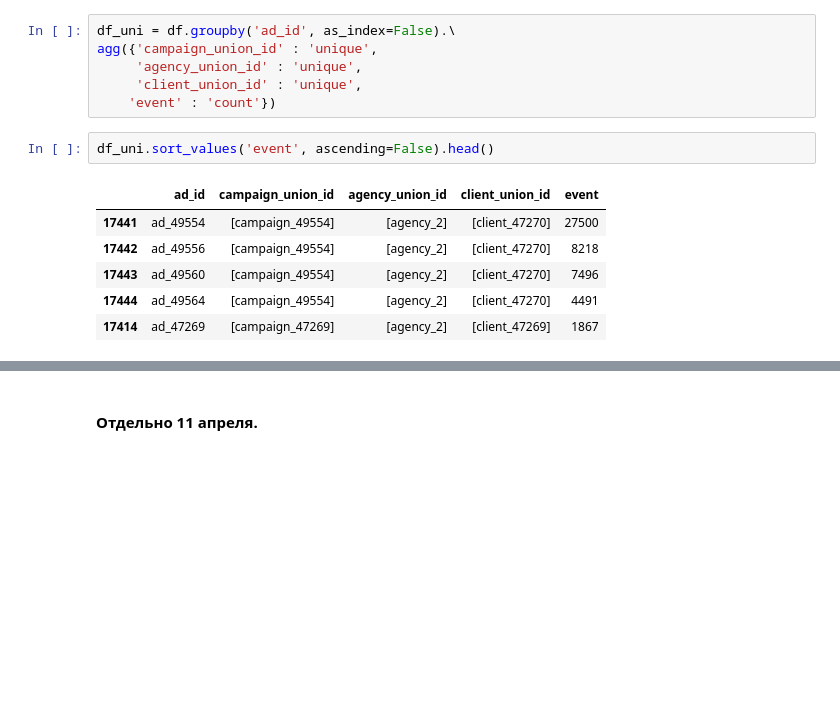
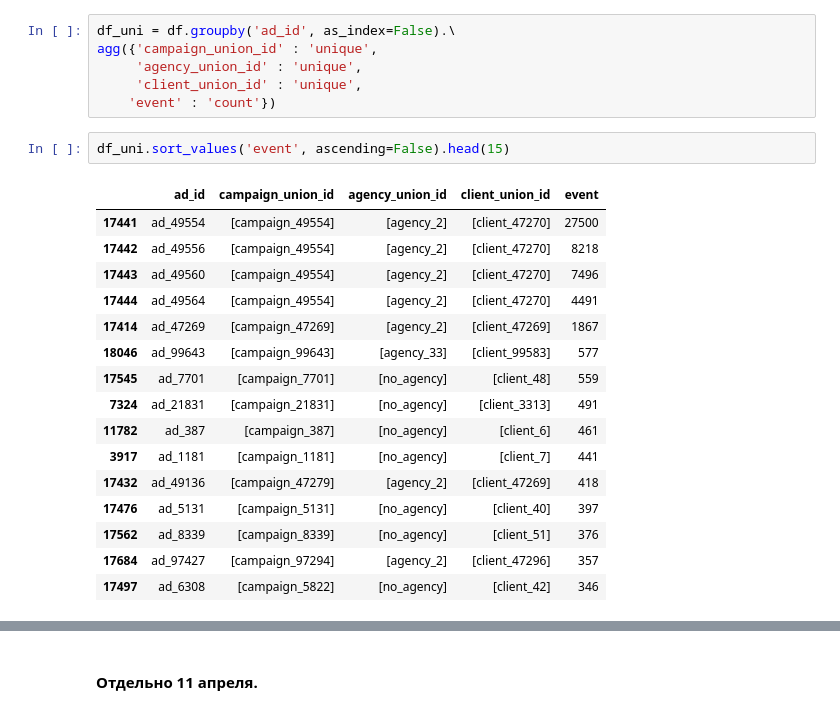
Before and after one commit to Espad/vk_analytics, a Jupyter notebook: vk_adv_analyse.ipynb, the cells around one changed output, grey strips where cells are left out. Saved outputs shown, nothing was run; the diff lists cells and outputs as text; blank space fills up the shorter version.

```diff
--- a/vk_adv_analyse.ipynb
+++ b/vk_adv_analyse.ipynb
@@ -435,11 +435,21 @@ agg({'campaign_union_id' : 'unique',
      'client_union_id' : 'unique',
     'event' : 'count'})
 # %%
-df_uni.sort_values('event', ascending=False).head()
+df_uni.sort_values('event', ascending=False).head(15)
 # %% [output]
 |  | ad_id | campaign_union_id | agency_union_id | client_union_id | event |
 | 17441 | ad_49554 | [campaign_49554] | [agency_2] | [client_47270] | 27500 |
 | 17442 | ad_49556 | [campaign_49554] | [agency_2] | [client_47270] | 8218 |
 | 17443 | ad_49560 | [campaign_49554] | [agency_2] | [client_47270] | 7496 |
 | 17444 | ad_49564 | [campaign_49554] | [agency_2] | [client_47270] | 4491 |
 | 17414 | ad_47269 | [campaign_47269] | [agency_2] | [client_47269] | 1867 |
+| 18046 | ad_99643 | [campaign_99643] | [agency_33] | [client_99583] | 577 |
+| 17545 | ad_7701 | [campaign_7701] | [no_agency] | [client_48] | 559 |
+| 7324 | ad_21831 | [campaign_21831] | [no_agency] | [client_3313] | 491 |
+| 11782 | ad_387 | [campaign_387] | [no_agency] | [client_6] | 461 |
+| 3917 | ad_1181 | [campaign_1181] | [no_agency] | [client_7] | 441 |
+| 17432 | ad_49136 | [campaign_47279] | [agency_2] | [client_47269] | 418 |
+| 17476 | ad_5131 | [campaign_5131] | [no_agency] | [client_40] | 397 |
+| 17562 | ad_8339 | [campaign_8339] | [no_agency] | [client_51] | 376 |
+| 17684 | ad_97427 | [campaign_97294] | [agency_2] | [client_47296] | 357 |
+| 17497 | ad_6308 | [campaign_5822] | [no_agency] | [client_42] | 346 |
```
Also changed, not shown: parts of 32 cells of this notebook.
